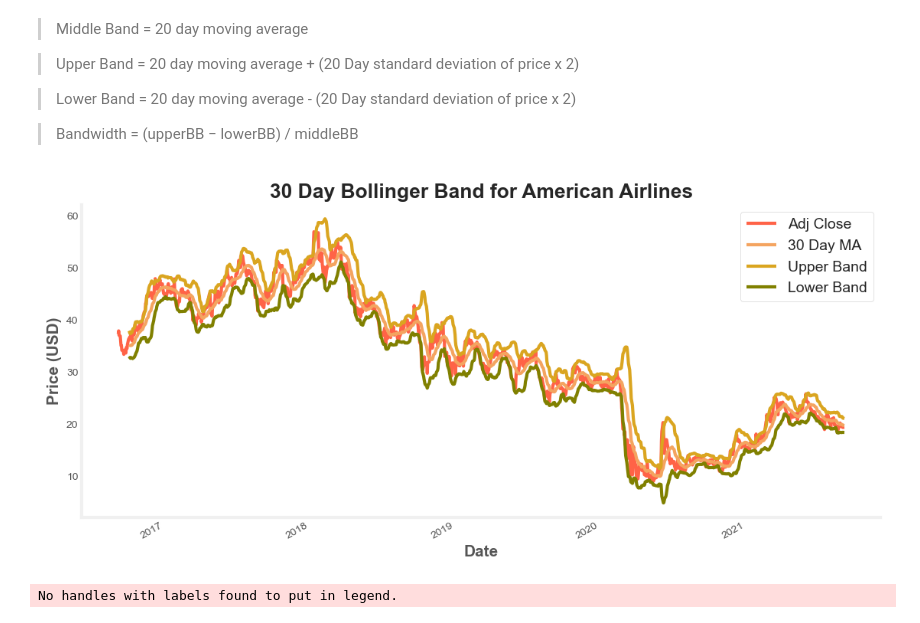
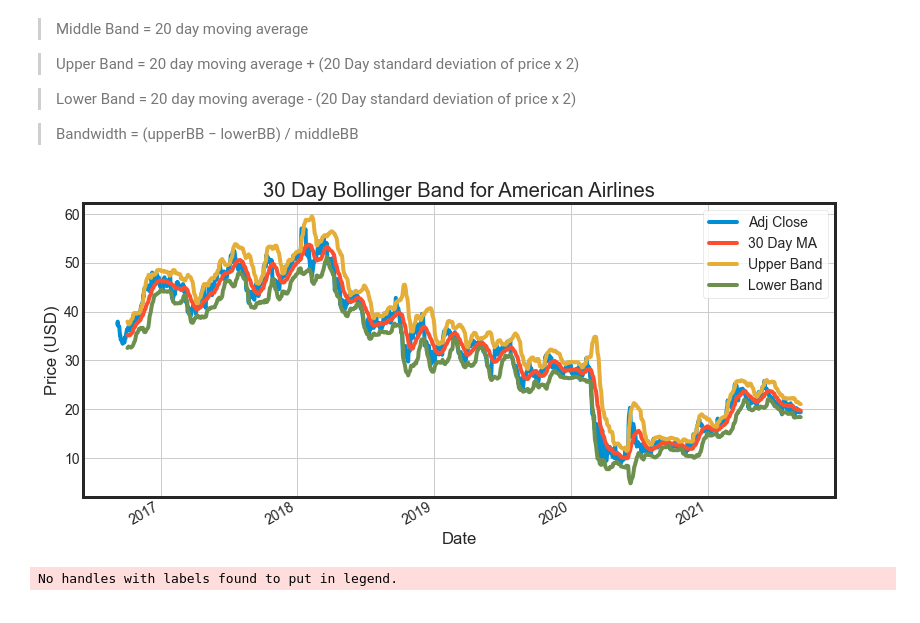
Before and after one commit to miazfryer/airlines_stocks, a Jupyter notebook: 01_EDA.ipynb, the cells around one changed output. Cells and saved outputs as stored; diff of their text form; code cells hidden in the pictures.

Commit message:
images

```diff
--- a/01_EDA.ipynb
+++ b/01_EDA.ipynb
@@ -687,21 +687,23 @@ plt.show()
 # %%
 company_list= [LUV, DAL, AAL, UAL]
 for item in company_list:
     item['30 Day MA'] = item['Adj Close'].rolling(window=20).mean()
 
     # set .std(ddof=0) for population std instead of sample
     item['30 Day STD'] = item['Adj Close'].rolling(window=20).std()
     item['Upper Band'] = item['30 Day MA'] + (item['30 Day STD'] * 2)
     item['Lower Band'] = item['30 Day MA'] - (item['30 Day STD'] * 2)
 
 # Simple 30 Day Bollinger Band for Facebook (2016-2017)
-with plt.style.context('images/presentation.mplstyle'):
-    AAL[['Adj Close', '30 Day MA', 'Upper Band', 'Lower Band']].plot(figsize=(12,6))
-    plt.title('30 Day Bollinger Band for American Airlines')
-    plt.ylabel('Price (USD)')
-    #plt.savefig('images/Bollingerg.png')
+#with plt.style.context('images/presentation.mplstyle'):
+sns.set_style("white")
+AAL[['Adj Close', '30 Day MA', 'Upper Band', 'Lower Band']].plot(figsize=(12,6))
+plt.title('30 Day Bollinger Band for American Airlines')
+plt.ylabel('Price (USD)')
+
+plt.savefig('images/Bollingerg.png')
 # %% [output]
-[figure, old version]
+[figure, new version]
 # %%
 plt.style.use('fivethirtyeight')
 fig = plt.figure(figsize=(12,6))
```
Also changed, not shown: parts of 1 cell of this notebook, 1 other file.
